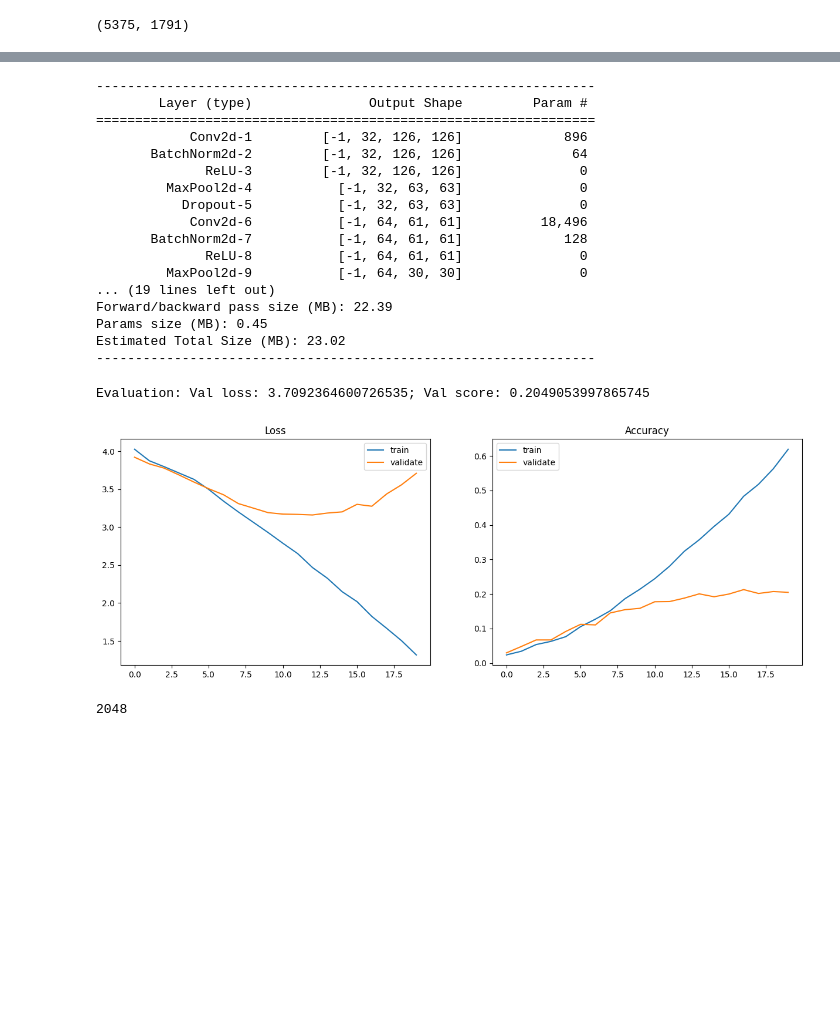
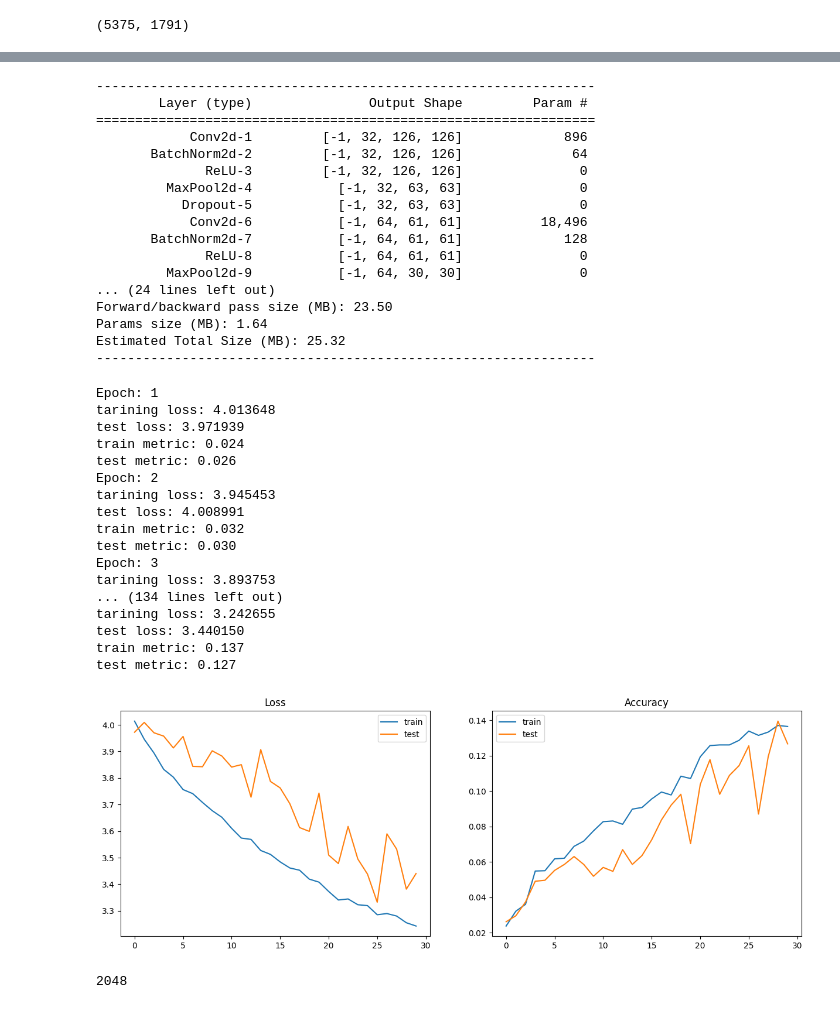
Before and after one commit to EvgenVer/ml_course, a Jupyter notebook: homeworks/lab02_deep_learning/Lab2_DL_parts_5.ipynb, the cells around one changed output, grey strips where cells are left out. Cells and saved outputs as stored; diff of their text form; code cells hidden in the pictures; blank space fills up the shorter version.

```diff
--- a/homeworks/lab02_deep_learning/Lab2_DL_parts_5.ipynb
+++ b/homeworks/lab02_deep_learning/Lab2_DL_parts_5.ipynb
@@ -344,22 +420,28 @@ def conv_block_3x3(in_channels, out_channels, stride=1):
         nn.ReLU(),
         nn.MaxPool2d(2),
         nn.Dropout(p=0.5),
-        nn.Conv2d(in_channels=64, out_channels=out_channels, kernel_size=3),
+        nn.Conv2d(in_channels=64, out_channels=128, kernel_size=3),
+        nn.BatchNorm2d(128),
+        nn.ReLU(),
+        nn.MaxPool2d(2),
+        nn.Dropout(p=0.5),
+        nn.Conv2d(in_channels=128, out_channels=out_channels, kernel_size=3),
         nn.BatchNorm2d(out_channels),
         nn.ReLU(),
-        nn.MaxPool2d(2))
+        nn.MaxPool2d(2)
+        )
 
 class SimpleCNN(torch.nn.Module):
     def __init__(self):
         super(self.__class__, self).__init__()
 
         self.model = nn.Sequential(
-            conv_block_3x3(3, 128, 1),
+            conv_block_3x3(3, 256, 1),
             nn.AdaptiveMaxPool2d(1),
             nn.Flatten())
         self.dropout0_5 = nn.Dropout(p=0.5)
         self.fc = nn.Sequential(
-            nn.Linear(128, 128),
+            nn.Linear(256, 128),
             nn.BatchNorm1d(128),
             nn.ReLU())
 
@@ -389,27 +471,48 @@ summary(base_line_cnn, (3, SIZE_H, SIZE_W), device='cpu')
        BatchNorm2d-7           [-1, 64, 61, 61]             128
               ReLU-8           [-1, 64, 61, 61]               0
          MaxPool2d-9           [-1, 64, 30, 30]               0
-... (19 lines left out)
-Forward/backward pass size (MB): 22.39
-Params size (MB): 0.45
-Estimated Total Size (MB): 23.02
+... (24 lines left out)
+Forward/backward pass size (MB): 23.50
+Params size (MB): 1.64
+Estimated Total Size (MB): 25.32
 ----------------------------------------------------------------
 # %%
 base_line_cnn = base_line_cnn.to(device)
 opt = torch.optim.Adam(base_line_cnn.parameters(), lr=1e-3)
 criterion = nn.CrossEntropyLoss()
 metric = Accuracy(task="multiclass", num_classes=NUM_CLASSES).to(device)
 checkpoint_path = r'base_line_cnn_model.ckpt'
 
-runner_base_line = Runner(model=base_line_cnn, opt=opt, device=device,
-                          criterion=criterion, metric=metric,
-                          checkpoint_path=checkpoint_path)
+train_loss, test_loss, train_metric, test_metric = train_eval_model(model=base_line_cnn, loss_func=criterion, opt=opt,
+                                                                    metric=metric, train_loader=train_loader,
+                                                                    val_loader=val_loader, n_epochs=30)
+plot_train_process(train_loss, test_loss, train_metric, test_metric)
 
-runner_base_line.train(train_loader=train_loader,
-                       val_loader=val_loader, n_epochs=20)
+# runner_base_line = Runner(model=base_line_cnn, opt=opt, device=device,
+#                           criterion=criterion, metric=metric,
+#                           checkpoint_path=checkpoint_path)
+
+# runner_base_line.train(train_loader=train_loader,
+#                        val_loader=val_loader, n_epochs=20)
 # %% [output]
-Evaluation: Val loss: 3.7092364600726535; Val score: 0.2049053997865745
+Epoch: 1
+tarining loss: 4.013648
+test loss: 3.971939
+train metric: 0.024
+test metric: 0.026
+Epoch: 2
+tarining loss: 3.945453
+test loss: 4.008991
+train metric: 0.032
+test metric: 0.030
+Epoch: 3
+tarining loss: 3.893753
+... (134 lines left out)
+tarining loss: 3.242655
+test loss: 3.440150
+train metric: 0.137
+test metric: 0.127
-[figure, old version]
+[figure, new version]
 # %%
 model_resnet50 = torchvision.models.resnet50(pretrained=True)
 # %%
```
Also changed, not shown: parts of 9 cells of this notebook.
